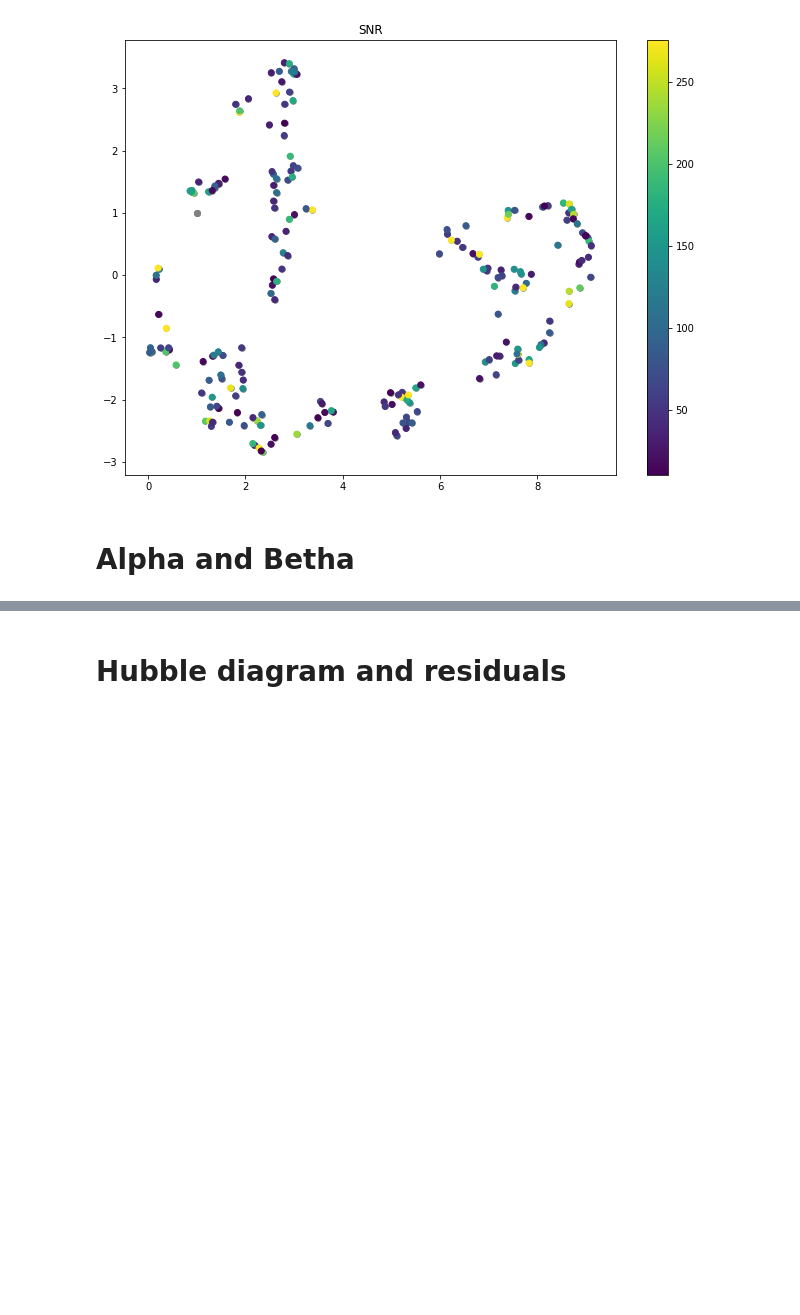
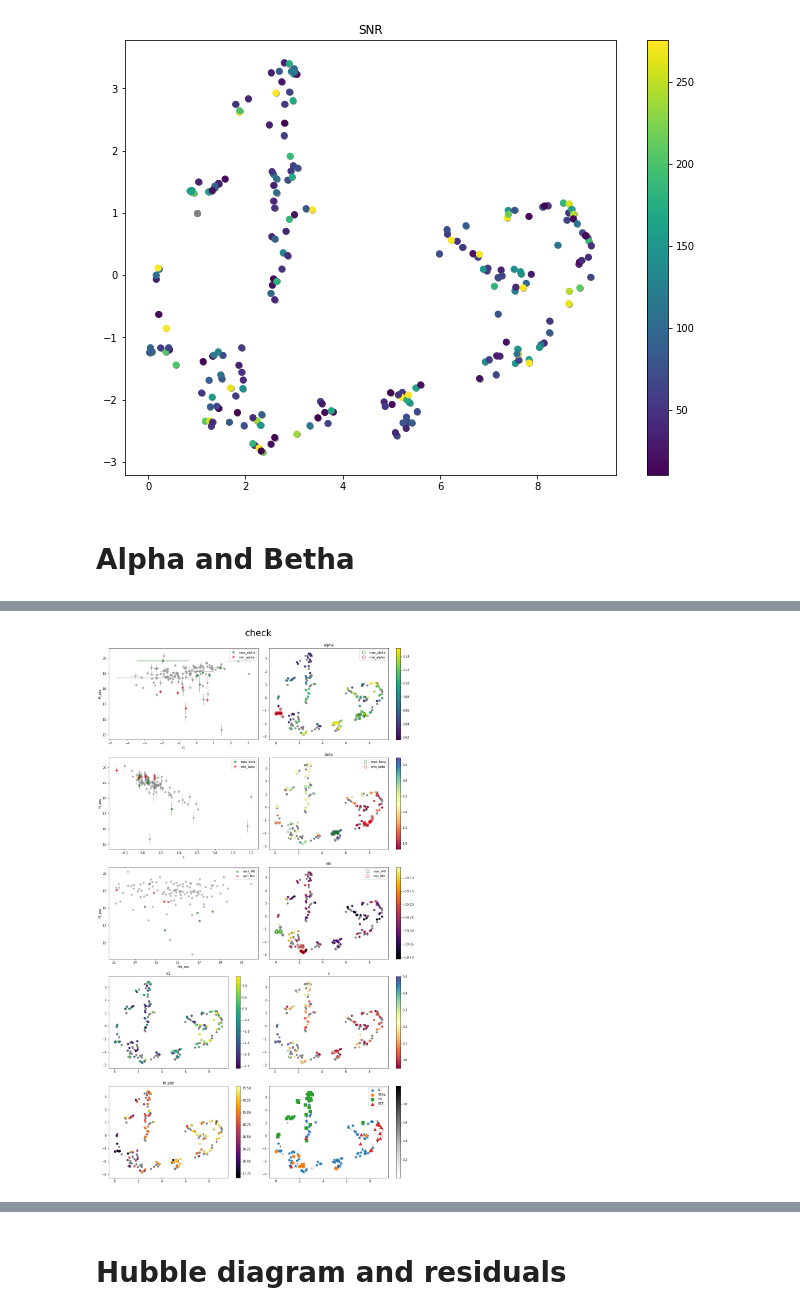
Before and after one commit to ireis/SNIa, a Jupyter notebook: all_mighty_template.ipynb, the cells around one changed output, grey strips where cells are left out. Cells and saved outputs as stored; diff of their text form; code cells hidden in the pictures; blank space fills up the shorter version.

```diff
--- a/all_mighty_template.ipynb
+++ b/all_mighty_template.ipynb
@@ -222,0 +187,7 @@ for i in tqdm(range(len(has_m_b))):
+# %%
+name = 'check'
+reload(alphabeta)
+reload(pfit)
+alphabeta.fit_plot(X, dX, Y, dY, mb_n, M0, alpha, beta, Wclass, all_umap, name, low_prec=5, high_prec=95)
+# %% [output]
+[figure, added]
```
Also changed, not shown: parts of 9 cells of this notebook, 2 other files.
